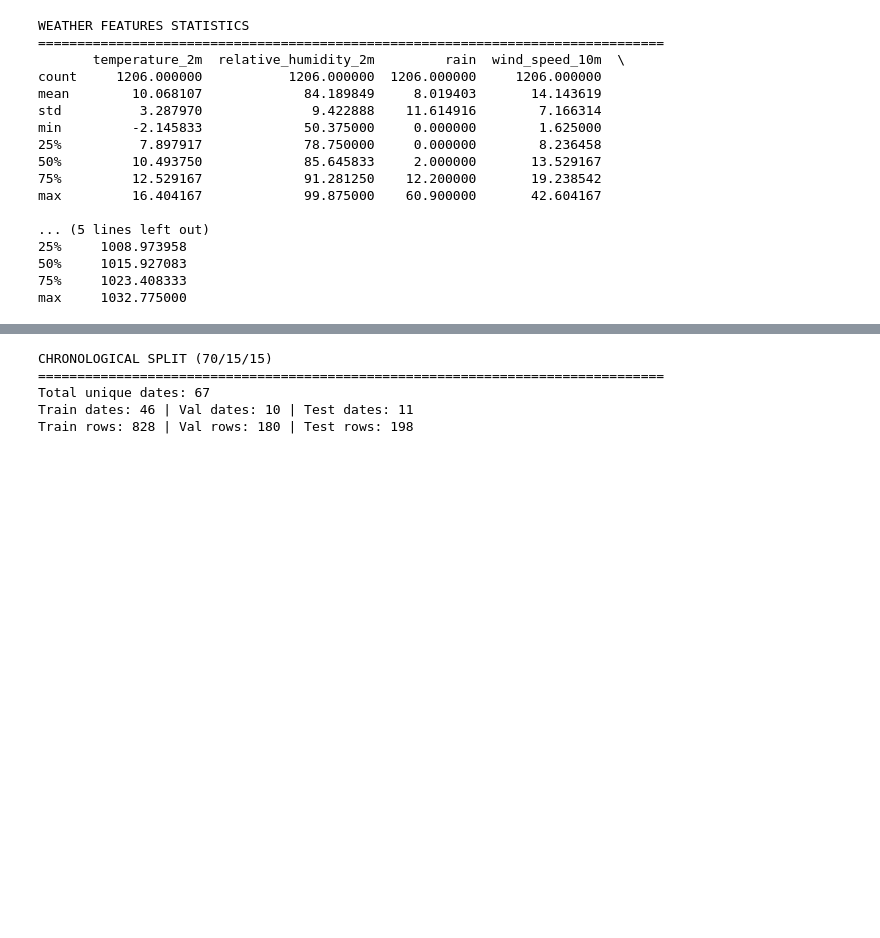
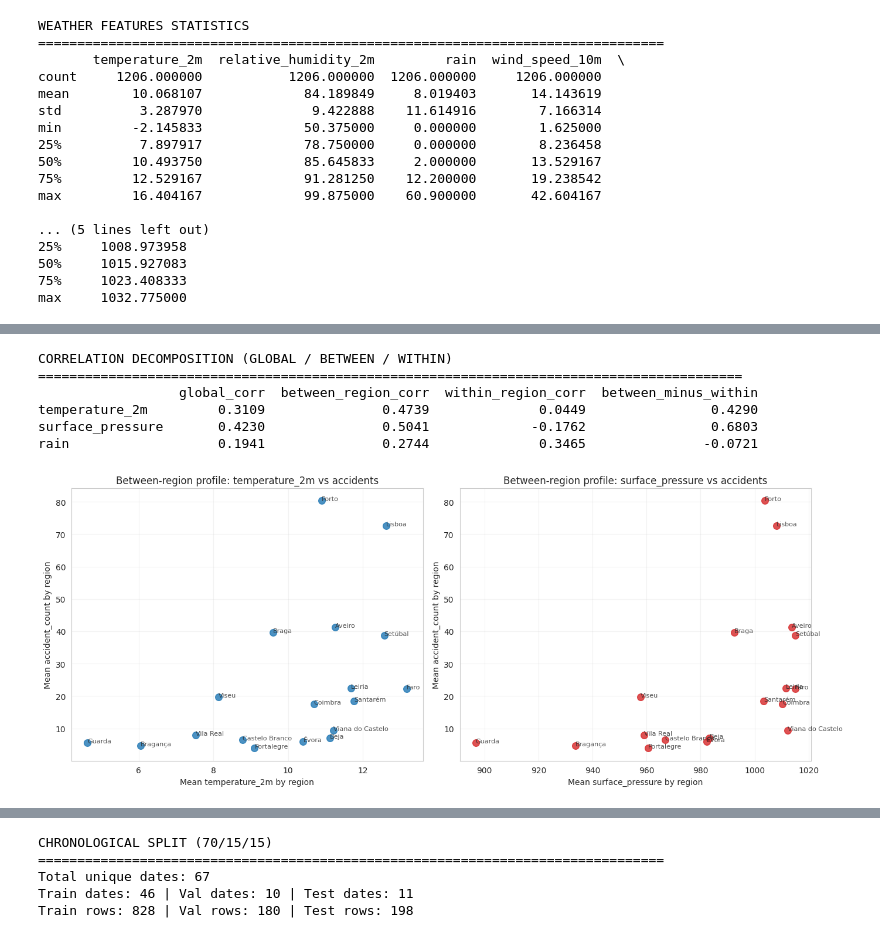
Before and after one commit to GrecoLucas/Weather-Prediction, a Jupyter notebook: Level_4/level_4_accidents.ipynb, the cells around one changed output, grey strips where cells are left out. Cells and saved outputs as stored; diff of their text form; code cells hidden in the pictures; blank space fills up the shorter version.

```diff
--- a/Level_4/level_4_accidents.ipynb
+++ b/Level_4/level_4_accidents.ipynb
@@ -719,0 +639,52 @@ From here, we continue the standard pipeline with a chronological 70/15/15 split
+# %%
+# Diagnostic 2: Between-region vs within-region decomposition for key concerns
+focus_features = [f for f in ['temperature_2m', 'surface_pressure', 'rain'] if f in merged_df.columns]
+
+# Between-region effect: correlate region means (proxy for long-run profile differences)
+region_means = merged_df.groupby('location')[focus_features + ['accident_count']].mean()
+between_corr = region_means.corr()['accident_count'].drop('accident_count')
+
+# Within-region effect: remove each region baseline and correlate residual variation
+demeaned_df = merged_df.copy()
+for col in focus_features + ['accident_count']:
+    demeaned_df[col] = demeaned_df[col] - demeaned_df.groupby('location')[col].transform('mean')
+within_corr = demeaned_df[focus_features + ['accident_count']].corr()['accident_count'].drop('accident_count')
+
+global_focus = merged_df[focus_features + ['accident_count']].corr()['accident_count'].drop('accident_count')
+
+decomp_table = pd.DataFrame({
+    'global_corr': global_focus,
+    'between_region_corr': between_corr,
+    'within_region_corr': within_corr
+}).round(4)
+decomp_table['between_minus_within'] = (
+    decomp_table['between_region_corr'] - decomp_table['within_region_corr']
+).round(4)
+
+print('CORRELATION DECOMPOSITION (GLOBAL / BETWEEN / WITHIN)')
+print('=' * 90)
+print(decomp_table.to_string())
+
+fig, axes = plt.subplots(1, 2, figsize=(14, 5.6))
+for ax, feat, color in zip(axes, ['temperature_2m', 'surface_pressure'], ['#1f77b4', '#d62728']):
+    if feat not in region_means.columns:
+        ax.axis('off')
+        continue
+    ax.scatter(region_means[feat], region_means['accident_count'], s=70, alpha=0.8, color=color)
+    for loc, row in region_means.iterrows():
+        ax.text(row[feat], row['accident_count'], loc, fontsize=8, alpha=0.8)
+    ax.set_xlabel(f'Mean {feat} by region')
+    ax.set_ylabel('Mean accident_count by region')
+    ax.set_title(f'Between-region profile: {feat} vs accidents')
+    ax.grid(alpha=0.25)
+
+plt.tight_layout()
+plt.show()
+# %% [output]
+CORRELATION DECOMPOSITION (GLOBAL / BETWEEN / WITHIN)
+==========================================================================================
+                  global_corr  between_region_corr  within_region_corr  between_minus_within
+temperature_2m         0.3109               0.4739              0.0449                0.4290
+surface_pressure       0.4230               0.5041             -0.1762                0.6803
+rain                   0.1941               0.2744              0.3465               -0.0721
+[figure, added]
```
Also changed, not shown: parts of 18 cells of this notebook.
